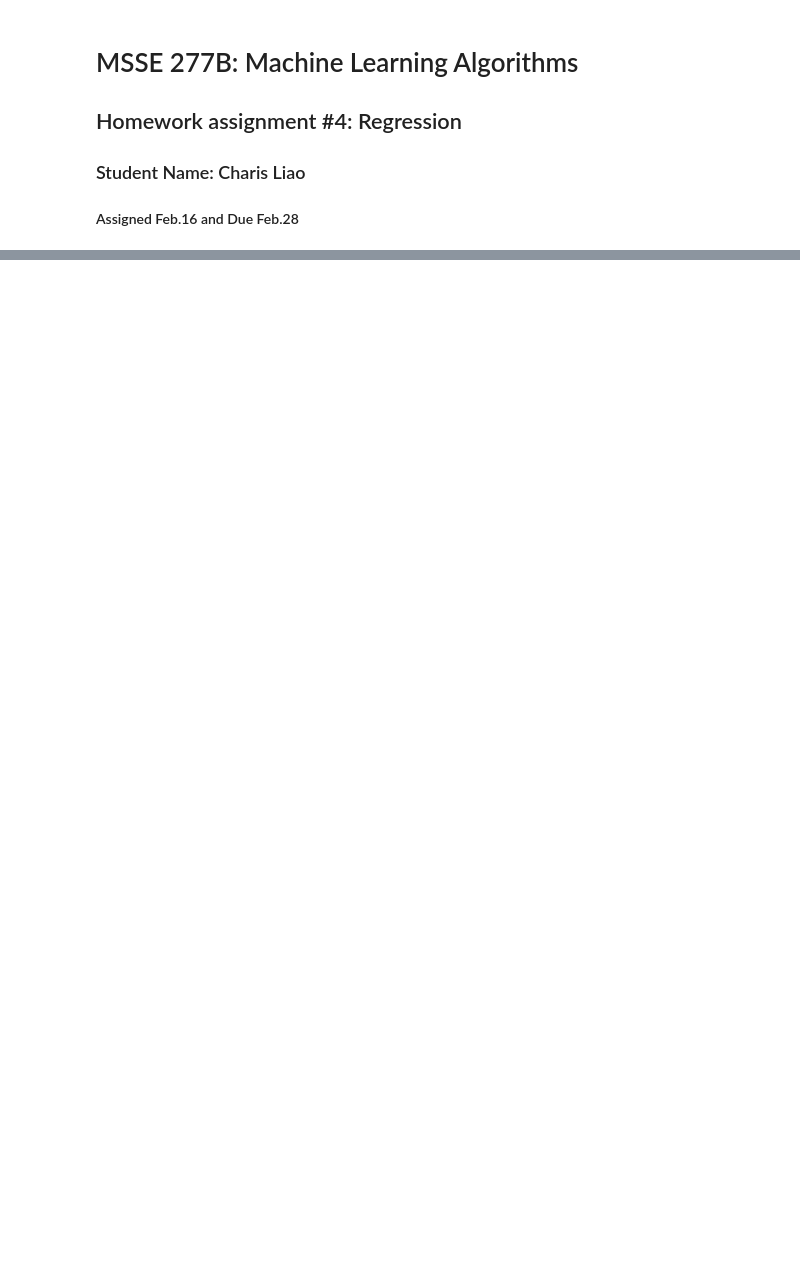
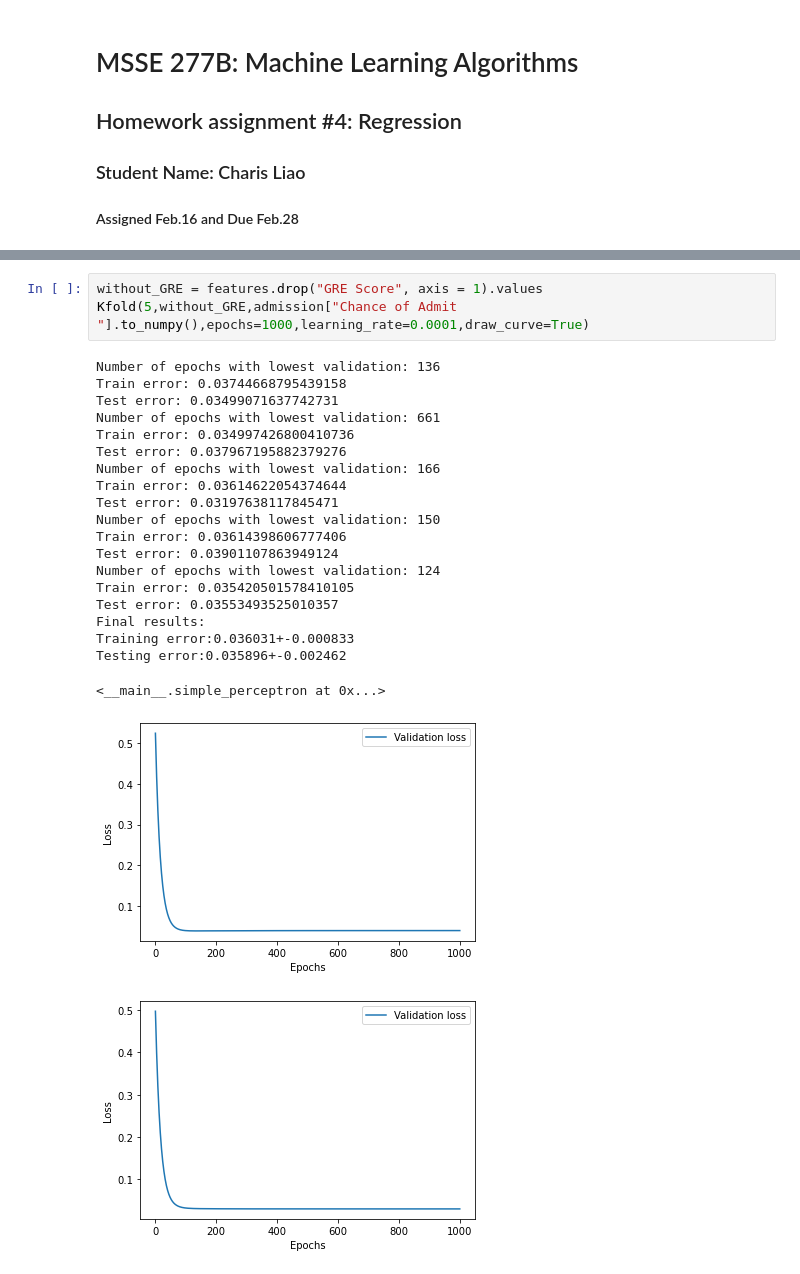
Before and after one commit to charisliao/CHEM277B, a Jupyter notebook: hw4/hw4_charisliao.ipynb, the cells around one changed output, grey strips where cells are left out. Saved outputs shown, nothing was run; the diff lists cells and outputs as text; blank space fills up the shorter version.

```diff
--- a/hw4/hw4_charisliao.ipynb
+++ b/hw4/hw4_charisliao.ipynb
@@ -18,0 +233,25 @@ For getting into graduate school, download the grad school attribute data set fr
+# %%
+without_GRE = features.drop("GRE Score", axis = 1).values
+Kfold(5,without_GRE,admission["Chance of Admit "].to_numpy(),epochs=1000,learning_rate=0.0001,draw_curve=True)
+# %% [output]
+Number of epochs with lowest validation: 136
+Train error: 0.03744668795439158
+Test error: 0.03499071637742731
+Number of epochs with lowest validation: 661
+Train error: 0.034997426800410736
+Test error: 0.037967195882379276
+Number of epochs with lowest validation: 166
+Train error: 0.03614622054374644
+Test error: 0.03197638117845471
+Number of epochs with lowest validation: 150
+Train error: 0.03614398606777406
+Test error: 0.03901107863949124
+Number of epochs with lowest validation: 124
+Train error: 0.035420501578410105
+Test error: 0.03553493525010357
+Final results:
+Training error:0.036031+-0.000833
+Testing error:0.035896+-0.002462
+<__main__.simple_perceptron at 0x...>
+[figure, added]
+[figure, added]
```
Also changed, not shown: parts of 41 cells of this notebook.
